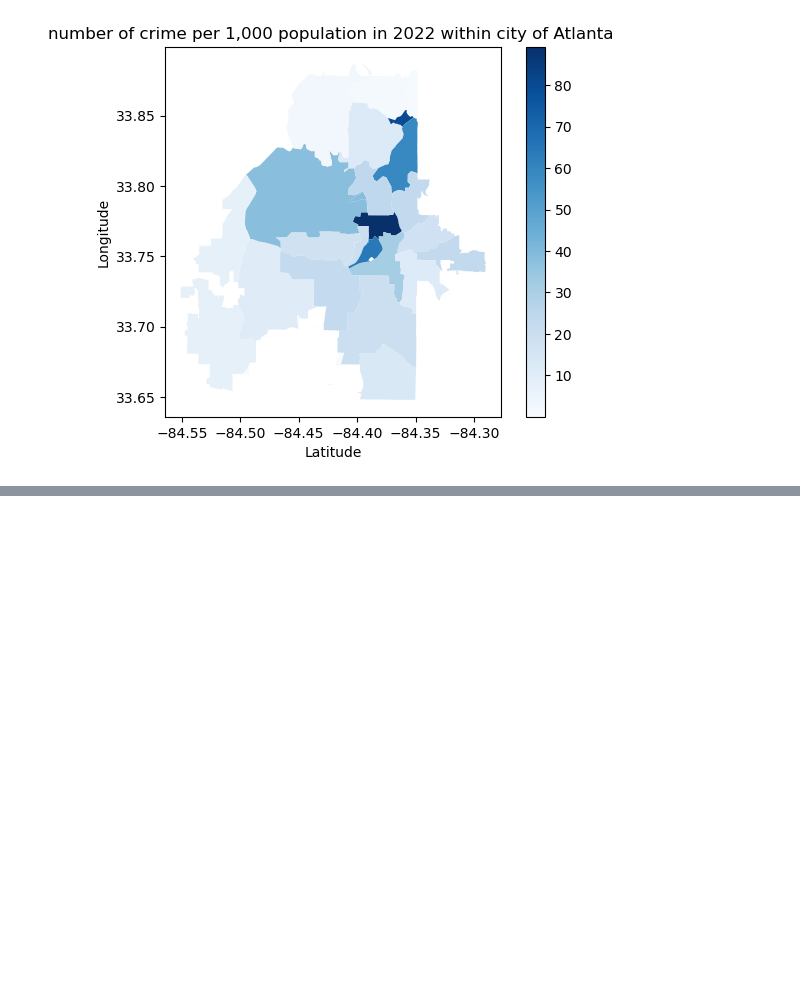
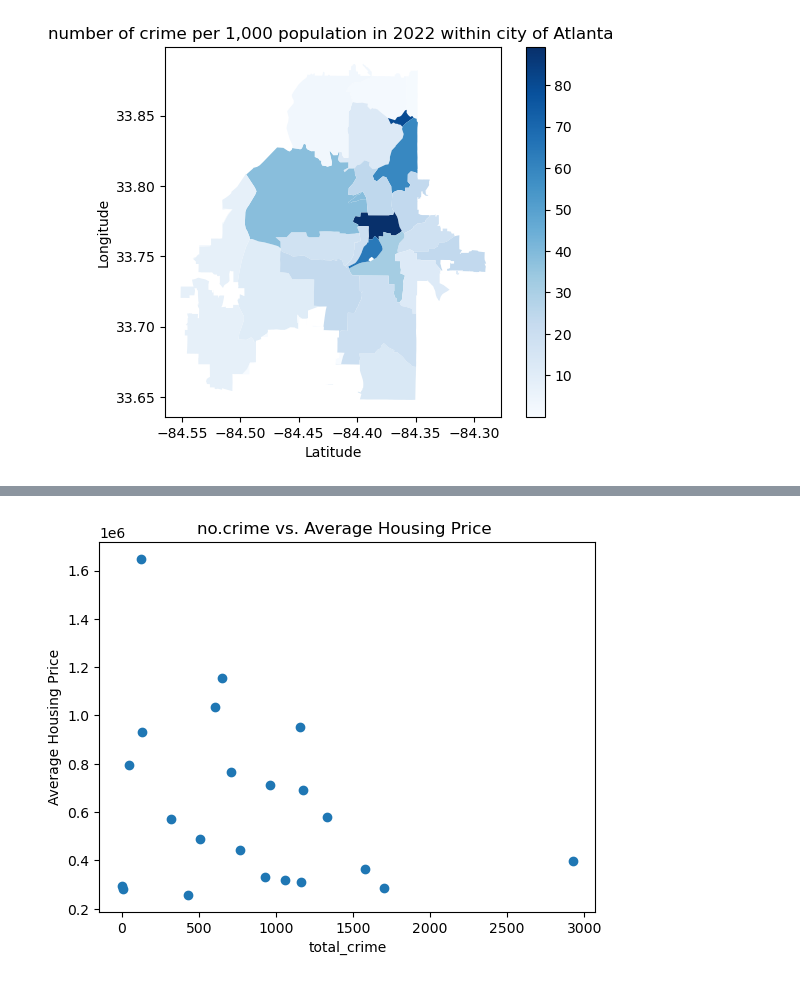
Before and after one commit to KellyPared/GT-Bootcamp-Atlanta_schoolsby_district, a Jupyter notebook: crime_zipcode_shapefile.ipynb, the cells around one changed output, grey strips where cells are left out. Saved outputs shown, nothing was run; the diff lists cells and outputs as text; code cells hidden in the pictures; blank space fills up the shorter version.

```diff
--- a/crime_zipcode_shapefile.ipynb
+++ b/crime_zipcode_shapefile.ipynb
@@ -172,0 +414,9 @@ plt.savefig("zip_vs_crimedensity.png")
+# %%
+reg_plot(summary["total_crime"], summary["Average Housing Price"])
+
+plt.title("no.crime vs. Average Housing Price ")
+
+plt.savefig("crime_housing.png")
+plt.show()
+# %% [output]
+[figure, added]
```
Also changed, not shown: parts of 16 cells of this notebook, 6 other files.
